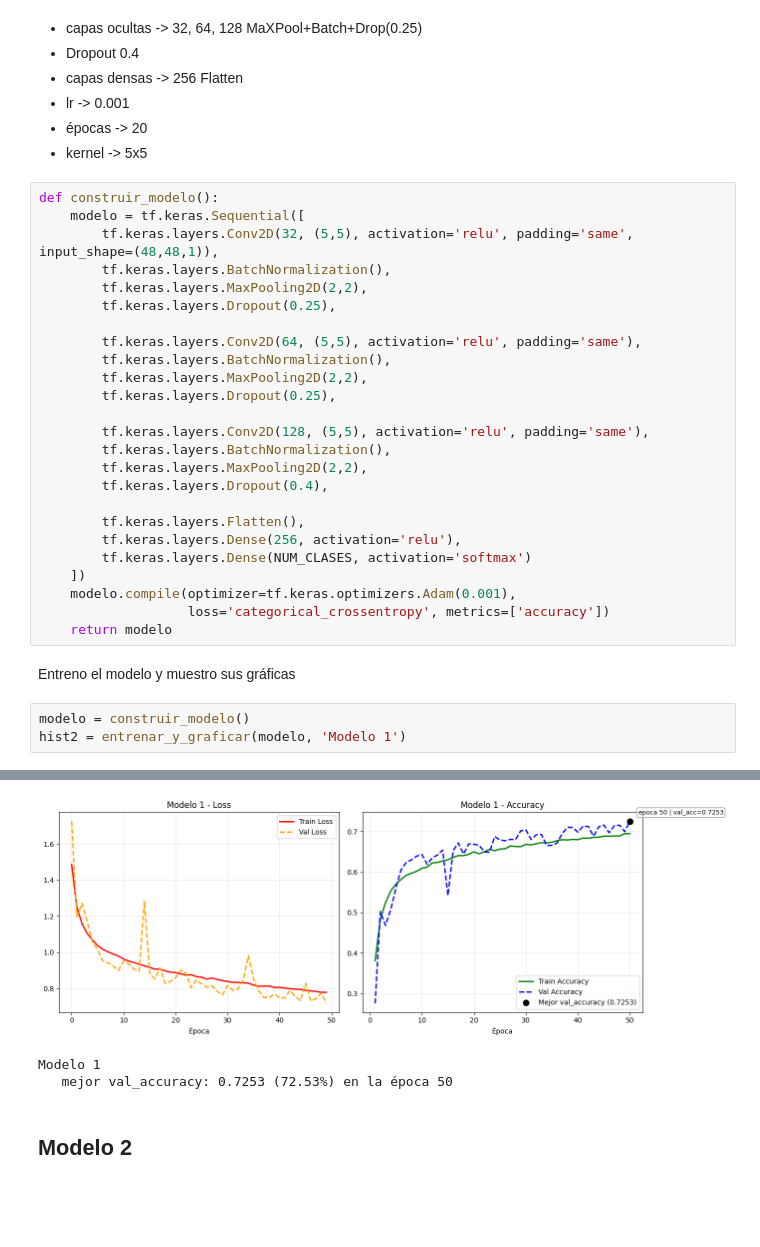
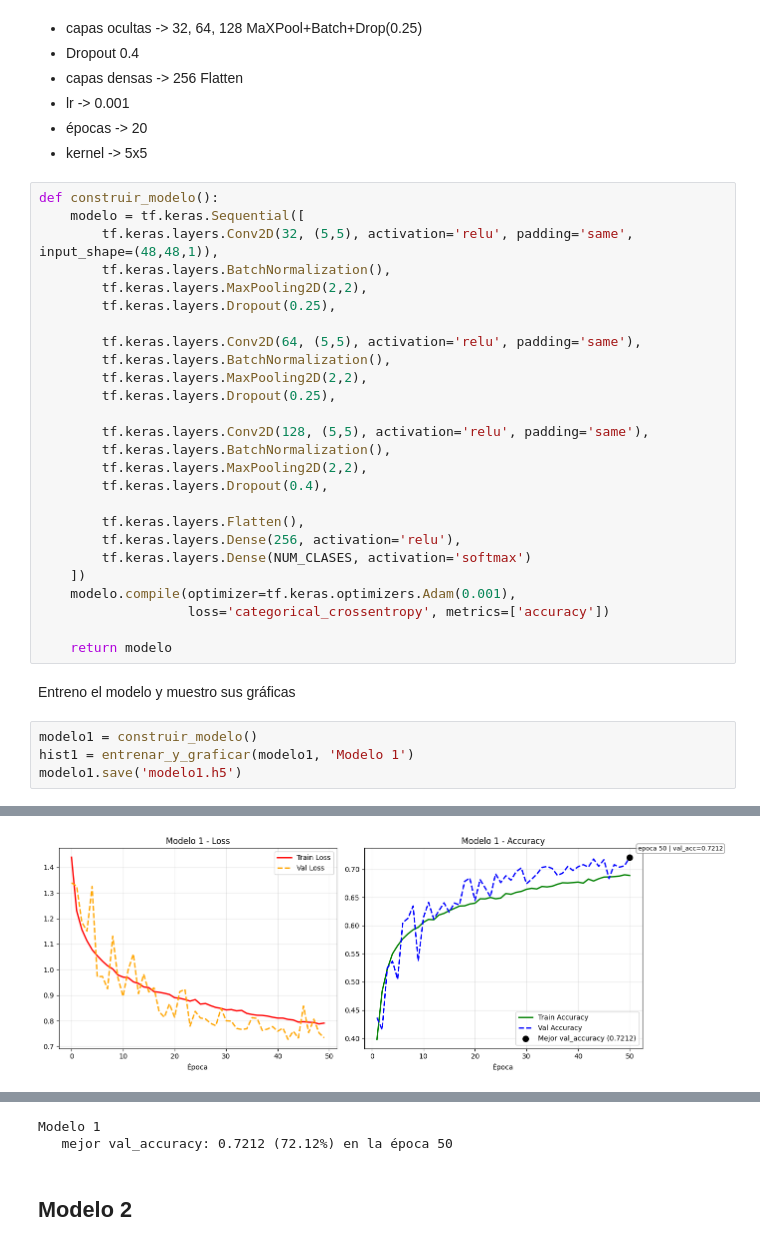
Before and after one commit to jacobo-perez-manteiga/Taller-3-CNN, a Jupyter notebook: PW2_E1_GROUP[n].ipynb, the cells around one changed output, grey strips where cells are left out. Saved outputs shown, nothing was run; the diff lists cells and outputs as text; blank space fills up the shorter version.

```diff
--- a/PW2_E1_GROUP[n].ipynb
+++ b/PW2_E1_GROUP[n].ipynb
@@ -319,10 +319,12 @@ def construir_modelo():
     ])
     modelo.compile(optimizer=tf.keras.optimizers.Adam(0.001),
                    loss='categorical_crossentropy', metrics=['accuracy'])
+
     return modelo
 # %% [markdown]
 Entreno el modelo y muestro sus gráficas
 # %%
-modelo = construir_modelo()
-hist2 = entrenar_y_graficar(modelo, 'Modelo 1')
+modelo1 = construir_modelo()
+hist1 = entrenar_y_graficar(modelo1, 'Modelo 1')
+modelo1.save('modelo1.h5')
 # %% [output]
@@ -329,0 +348 @@ WARNING:tensorflow:TensorFlow GPU support is not available on native Windows for
+[figure, new version]
@@ -347,6 +350,5 @@ Epoch 50/50
-[figure, old version]
 Modelo 1
-   mejor val_accuracy: 0.7253 (72.53%) en la época 50
+   mejor val_accuracy: 0.7212 (72.12%) en la época 50
 # %% [markdown]
 ## Modelo 2
 # %% [markdown]
```
Also changed, not shown: parts of 8 cells of this notebook, 1 other file.
